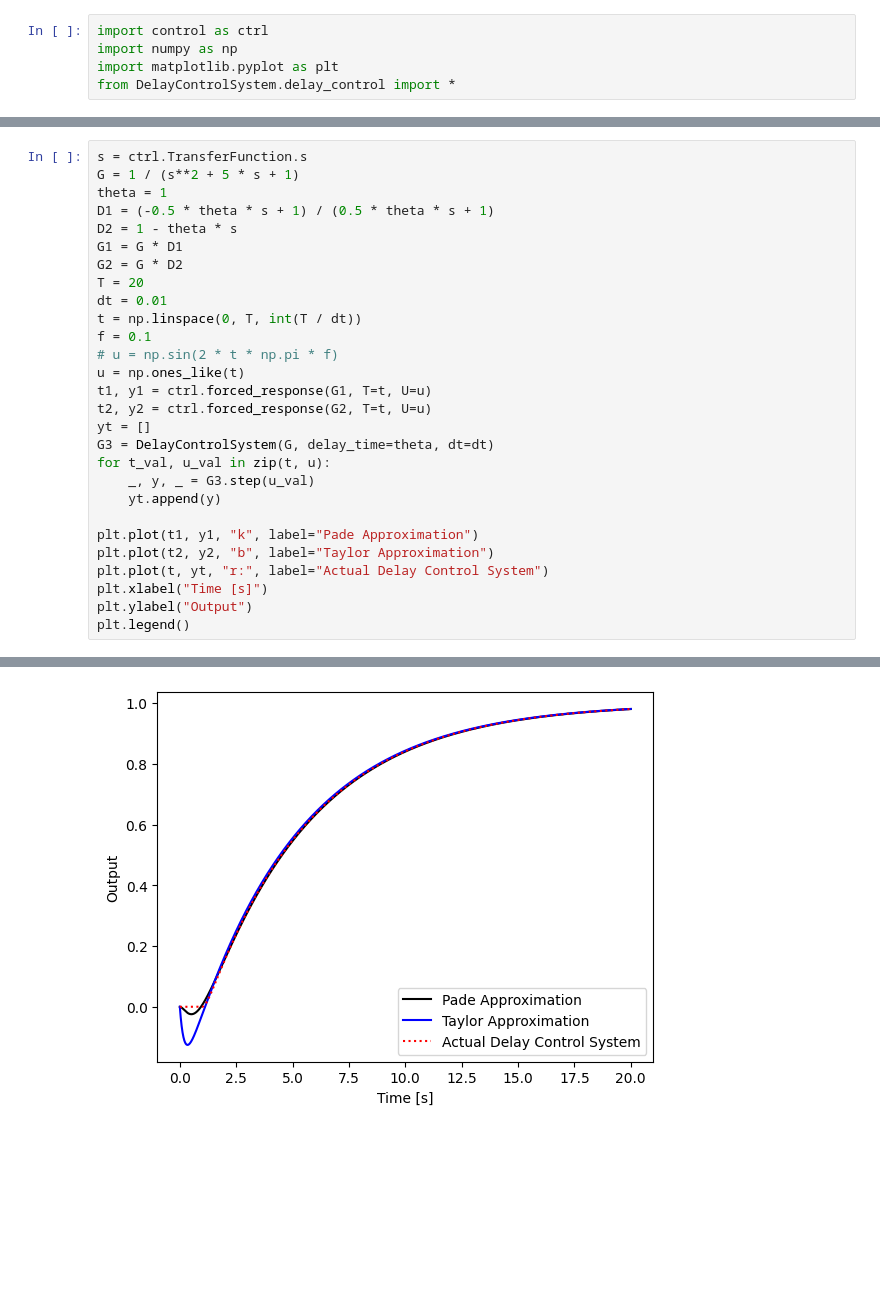
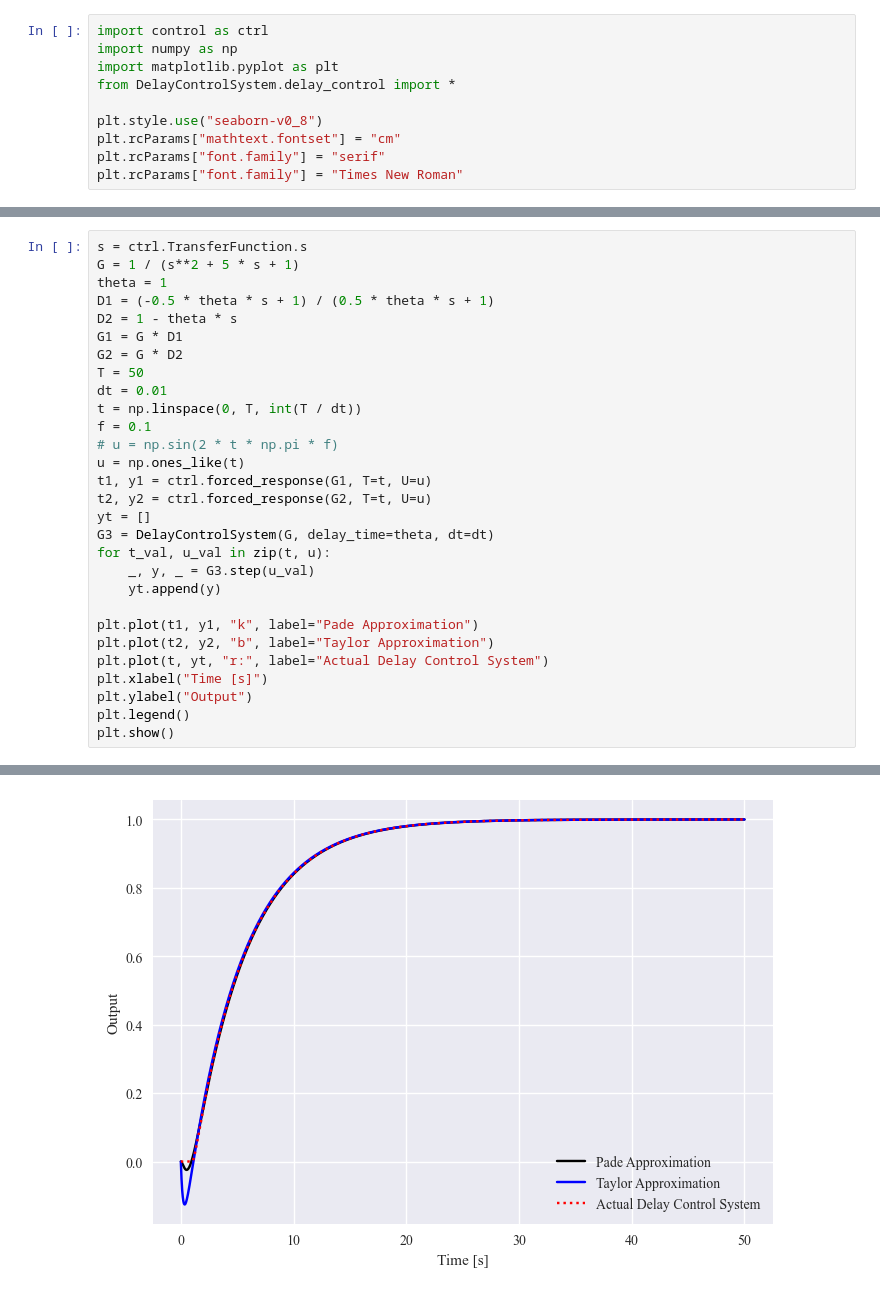
Before and after one commit to vkbharatv/Non-linear-and-Adaptive-Control-Design, a Jupyter notebook: NLACD_T2.ipynb, the cells around one changed output, grey strips where cells are left out. Drawn from its saved outputs; the diff is of its cells as text; blank space fills up the shorter version.

```diff
--- a/NLACD_T2.ipynb
+++ b/NLACD_T2.ipynb
@@ -3,3 +3,8 @@ import control as ctrl
 import numpy as np
 import matplotlib.pyplot as plt
 from DelayControlSystem.delay_control import *
+
+plt.style.use("seaborn-v0_8")
+plt.rcParams["mathtext.fontset"] = "cm"
+plt.rcParams["font.family"] = "serif"
+plt.rcParams["font.family"] = "Times New Roman"
@@ -11,7 +20,7 @@ D1 = (-0.5 * theta * s + 1) / (0.5 * theta * s + 1)
 D2 = 1 - theta * s
 G1 = G * D1
 G2 = G * D2
-T = 20
+T = 50
 dt = 0.01
 t = np.linspace(0, T, int(T / dt))
 f = 0.1
@@ -31,4 +40,5 @@ plt.plot(t, yt, "r:", label="Actual Delay Control System")
 plt.xlabel("Time [s]")
 plt.ylabel("Output")
 plt.legend()
+plt.show()
 # %% [output]
@@ -36 +45 @@ plt.legend()
-[figure, old version]
+[figure, new version]
```
Also changed, not shown: parts of 5 cells of this notebook, 1 other file.
